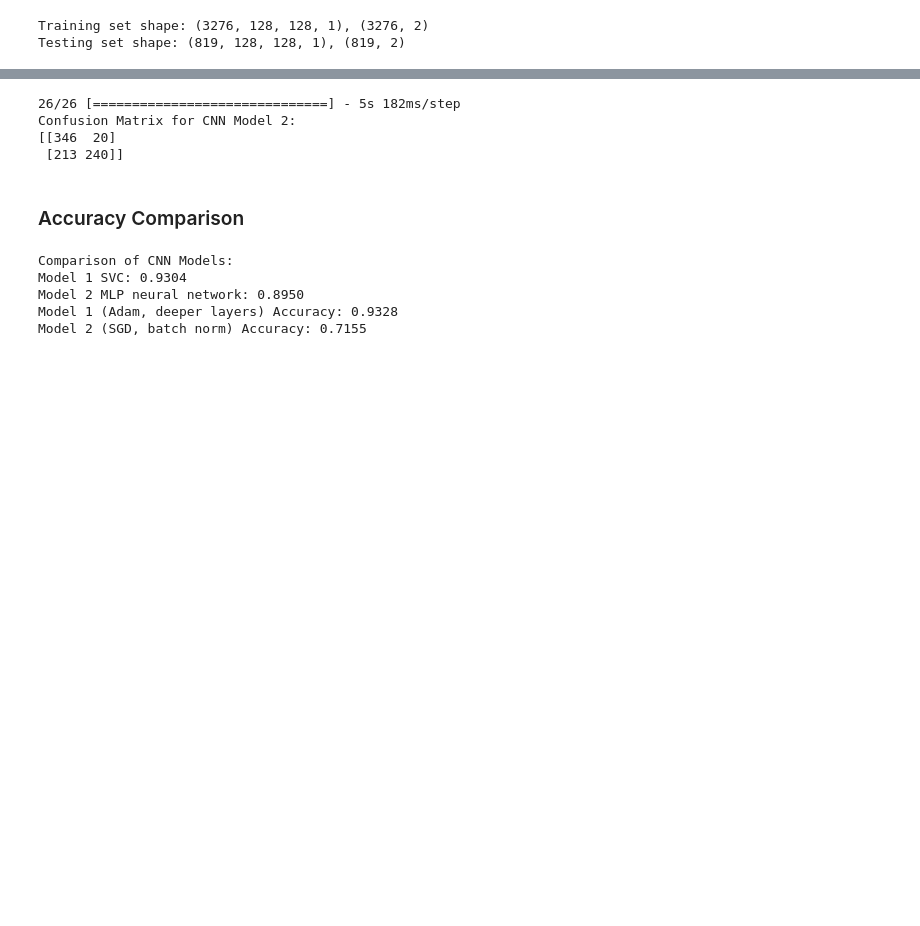
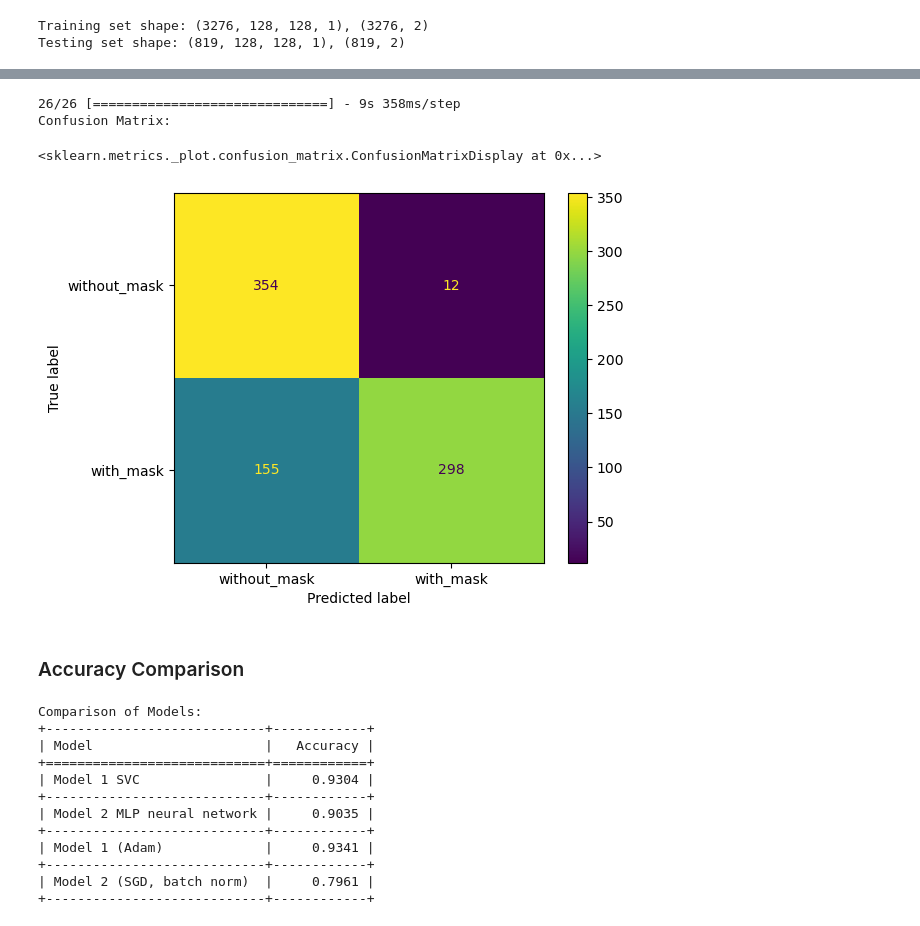
Before and after one commit to aks-master/-VR_Project1_Abhishek_MT2024006, a Jupyter notebook: classification_3.ipynb, the cells around one changed output, grey strips where cells are left out. Drawn from its saved outputs; the diff is of its cells as text; code cells hidden in the pictures; blank space fills up the shorter version.

```diff
--- a/classification_3.ipynb
+++ b/classification_3.ipynb
@@ -271,7 +284,7 @@ Confusion Matrix for CNN Model 1:
 # %%
 # -------------------------- CNN Model 2 --------------------------
-def create_cnn_model_2():
-    """CNN Model 2: Uses SGD optimizer, batch normalization, and fewer layers."""
+def cnn_model_2():
+    """CNN Model 2: Uses SGD optimizer, batch normalization."""
     model = Sequential([
         Conv2D(32, (5, 5), activation='relu', input_shape=(128, 128, 1)),
         BatchNormalization(),  # Normalize activations
@@ -284,20 +297,20 @@ def create_cnn_model_2():
         Flatten(),
         Dense(64, activation='relu'),
         Dropout(0.3),  # Lower dropout than model 1
-        Dense(2, activation='softmax')  # 2 output classes
+        Dense(2, activation='sigmoid')  # 2 output classes
     ])
 
-    # Compile model using SGD optimizer (lower learning rate)
-    model.compile(loss='categorical_crossentropy',
-                  optimizer=SGD(learning_rate=0.005, momentum=0.9),
+    # Compile model using SGD optimizer
+    model.compile(loss='binary_crossentropy',
+                  optimizer=SGD(learning_rate=0.001, momentum=0.9),
                   metrics=['accuracy'])
 
     return model
 
 
 # Train CNN Model 2
-cnn_model_2 = create_cnn_model_2()
-print("\nTraining CNN Model 2 (SGD, batch norm, fewer layers)...")
+cnn_model_2 = cnn_model_2()
+print("\nTraining CNN Model 2 (SGD, batch norm, lower dropout)...")
 history_2 = cnn_model_2.fit(X_train, y_train, epochs=5, batch_size=32, validation_data=(X_test, y_test))
 test_loss_2, test_acc_2 = cnn_model_2.evaluate(X_test, y_test)
 print(f" CNN Model 2 Test Accuracy: {test_acc_2:.4f}")
@@ -318,31 +331,40 @@ Epoch 5/5
 # %%
 # Predict the labels for the test set using CNN Model 2
 y_pred_cnn_2 = cnn_model_2.predict(X_test)
 y_pred_cnn_2_classes = np.argmax(y_pred_cnn_2, axis=1)
 
-# Generate the confusion matrix
-conf_matrix_cnn_2 = confusion_matrix(y_test_classes, y_pred_cnn_2_classes)
-
-# Print the confusion matrix
-print("Confusion Matrix for CNN Model 2:")
-print(conf_matrix_cnn_2)
+# Print confusion matrix
+print("Confusion Matrix:")
+ConfusionMatrixDisplay.from_predictions(y_test_classes, y_pred_cnn_2_classes, display_labels=['without_mask', 'with_mask'])
 # %% [output]
-26/26 [==============================] - 5s 182ms/step
-Confusion Matrix for CNN Model 2:
-[[346  20]
- [213 240]]
+26/26 [==============================] - 9s 358ms/step
+Confusion Matrix:
+<sklearn.metrics._plot.confusion_matrix.ConfusionMatrixDisplay at 0x...>
+[figure, added]
 # %% [markdown]
 ### Accuracy Comparison
 # %%
 # Compare model performance
-print("\nComparison of CNN Models:")
-print(f"Model 1 SVC: {svm_accuracy:.4f}")
-print(f"Model 2 MLP neural network: {nn_accuracy:.4f}")
-print(f"Model 1 (Adam, deeper layers) Accuracy: {test_acc_1:.4f}")
-print(f"Model 2 (SGD, batch norm) Accuracy: {test_acc_2:.4f}")
+data = [
+    ["Model 1 SVC", f"{svm_accuracy:.4f}"],
+    ["Model 2 MLP neural network", f"{nn_accuracy:.4f}"],
+    ["Model 1 (Adam)", f"{test_acc_1:.4f}"],
+    ["Model 2 (SGD, batch norm)", f"{test_acc_2:.4f}"]
+]
+
+# Print comparison in tabular format
+print("\nComparison of Models:")
+print(tabulate(data, headers=["Model", "Accuracy"], tablefmt="grid"))
 # %% [output]
-Comparison of CNN Models:
-Model 1 SVC: 0.9304
-Model 2 MLP neural network: 0.8950
-Model 1 (Adam, deeper layers) Accuracy: 0.9328
-Model 2 (SGD, batch norm) Accuracy: 0.7155
+Comparison of Models:
++----------------------------+------------+
+| Model                      |   Accuracy |
++============================+============+
+| Model 1 SVC                |     0.9304 |
++----------------------------+------------+
+| Model 2 MLP neural network |     0.9035 |
++----------------------------+------------+
+| Model 1 (Adam)             |     0.9341 |
++----------------------------+------------+
+| Model 2 (SGD, batch norm)  |     0.7961 |
++----------------------------+------------+
```
Also changed, not shown: parts of 12 cells of this notebook.
